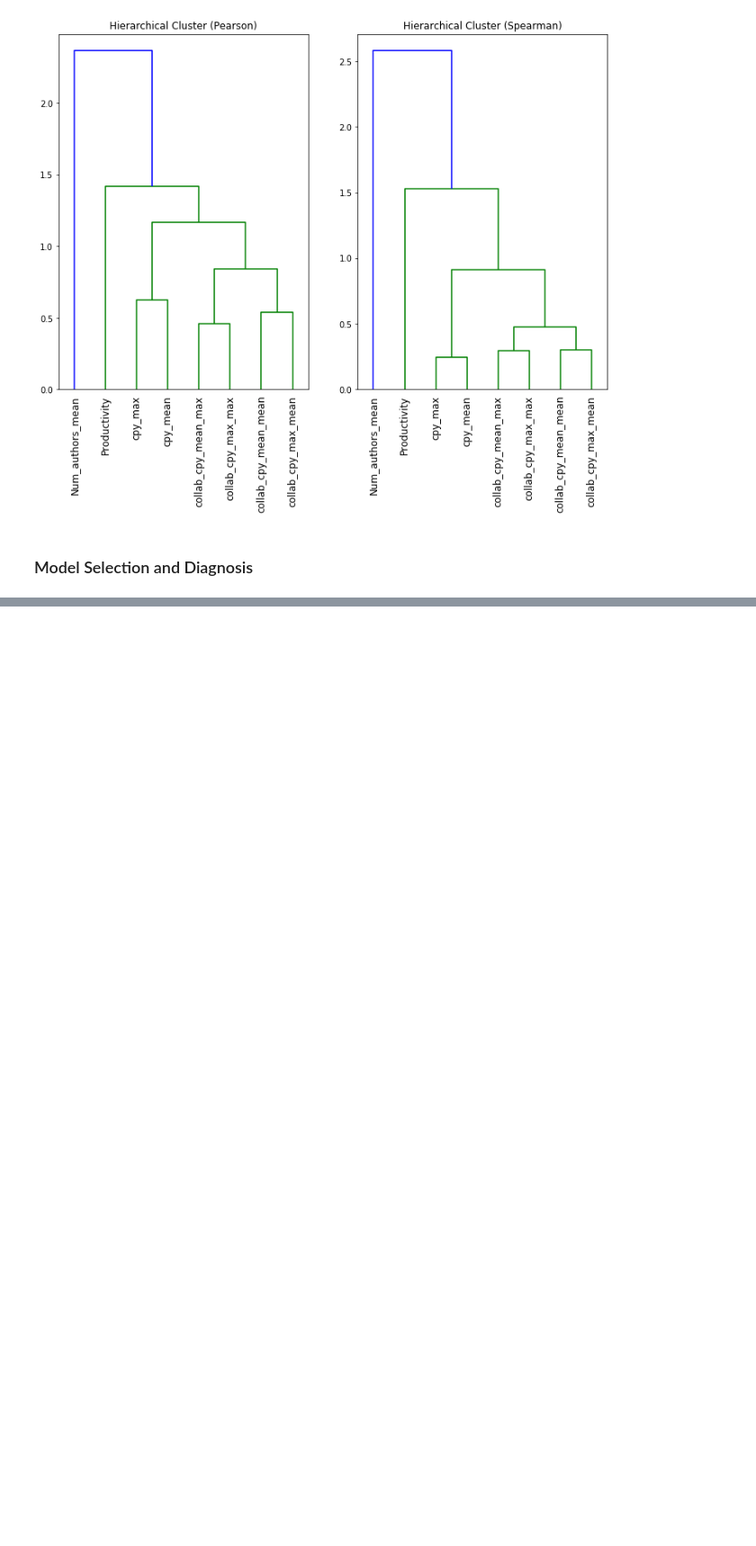
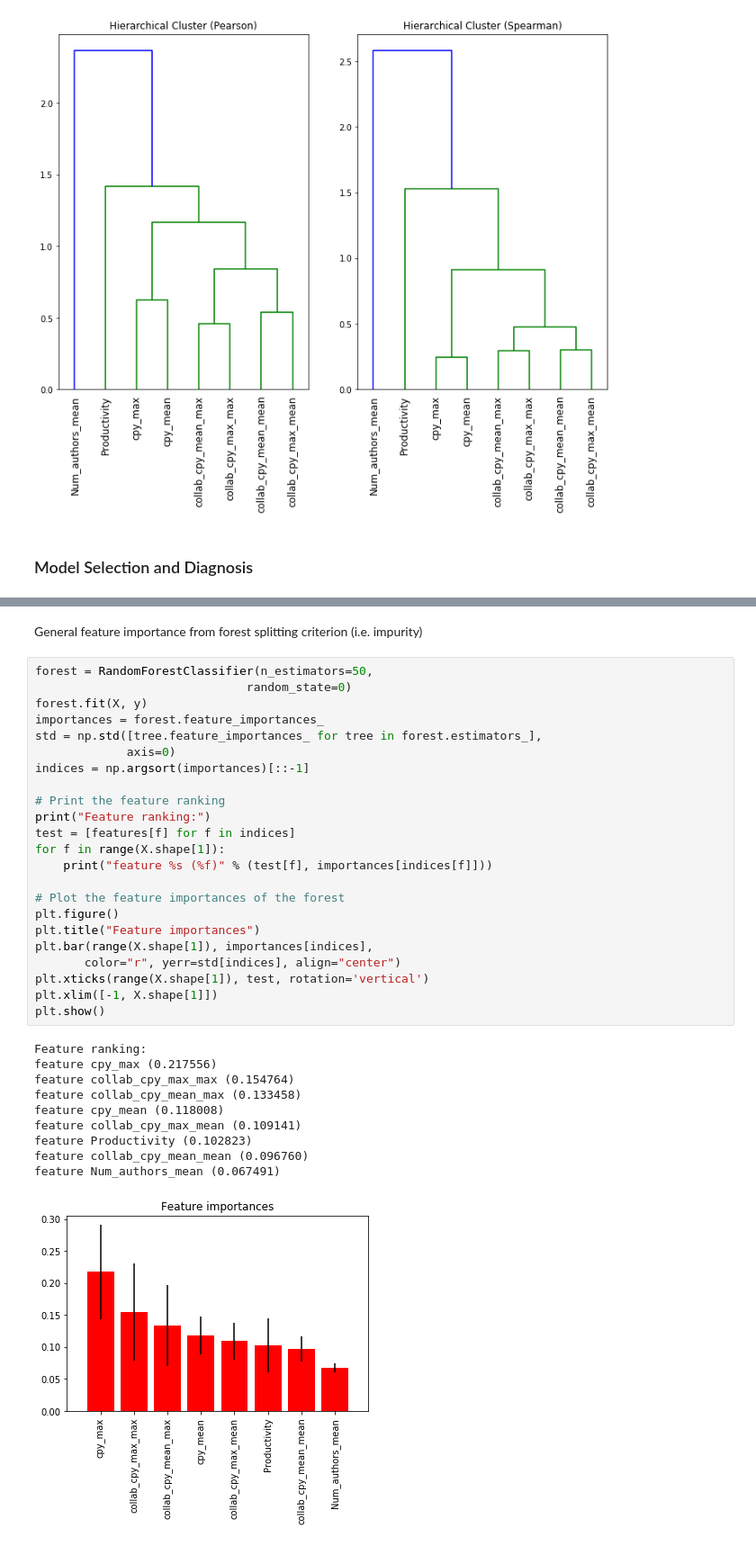
Before and after one commit to vijayoct27/physics-churn, a Jupyter notebook: inspire_model.ipynb, the cells around one changed output, grey strips where cells are left out. Shown at 90% size. Drawn from its saved outputs; the diff is of its cells as text; blank space fills up the shorter version.

```diff
--- a/inspire_model.ipynb
+++ b/inspire_model.ipynb
@@ -248,0 +214,36 @@ plt.show()
+# %% [markdown]
+General feature importance from forest splitting criterion (i.e. impurity)
+# %%
+forest = RandomForestClassifier(n_estimators=50,
+                              random_state=0)
+forest.fit(X, y)
+importances = forest.feature_importances_
+std = np.std([tree.feature_importances_ for tree in forest.estimators_],
+             axis=0)
+indices = np.argsort(importances)[::-1]
+
+# Print the feature ranking
+print("Feature ranking:")
+test = [features[f] for f in indices]
+for f in range(X.shape[1]):
+    print("feature %s (%f)" % (test[f], importances[indices[f]]))
+
+# Plot the feature importances of the forest
+plt.figure()
+plt.title("Feature importances")
+plt.bar(range(X.shape[1]), importances[indices],
+       color="r", yerr=std[indices], align="center")
+plt.xticks(range(X.shape[1]), test, rotation='vertical')
+plt.xlim([-1, X.shape[1]])
+plt.show()
+# %% [output]
+Feature ranking:
+feature cpy_max (0.217556)
+feature collab_cpy_max_max (0.154764)
+feature collab_cpy_mean_max (0.133458)
+feature cpy_mean (0.118008)
+feature collab_cpy_max_mean (0.109141)
+feature Productivity (0.102823)
+feature collab_cpy_mean_mean (0.096760)
+feature Num_authors_mean (0.067491)
+[figure, added]
```
Also changed, not shown: parts of 35 cells of this notebook.
